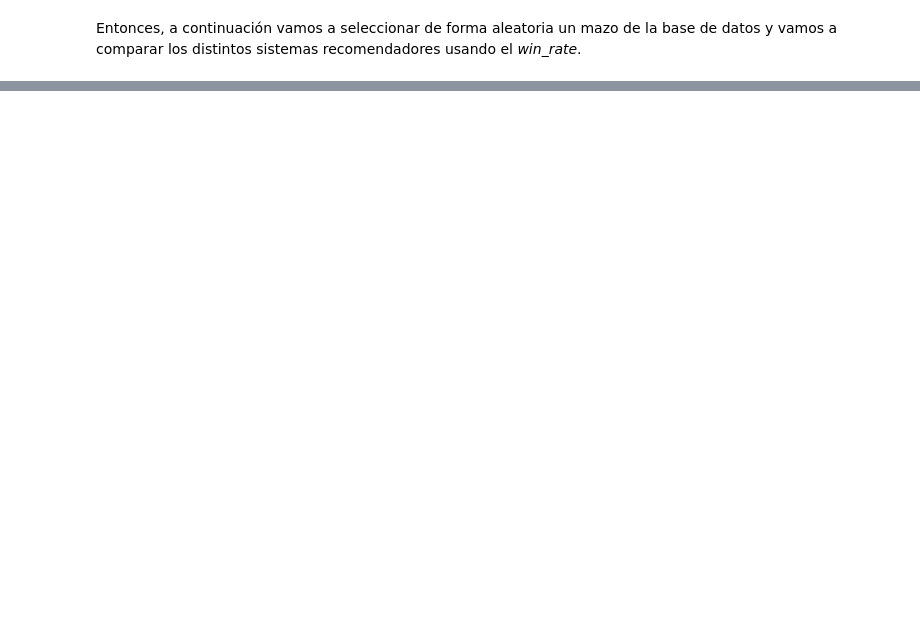
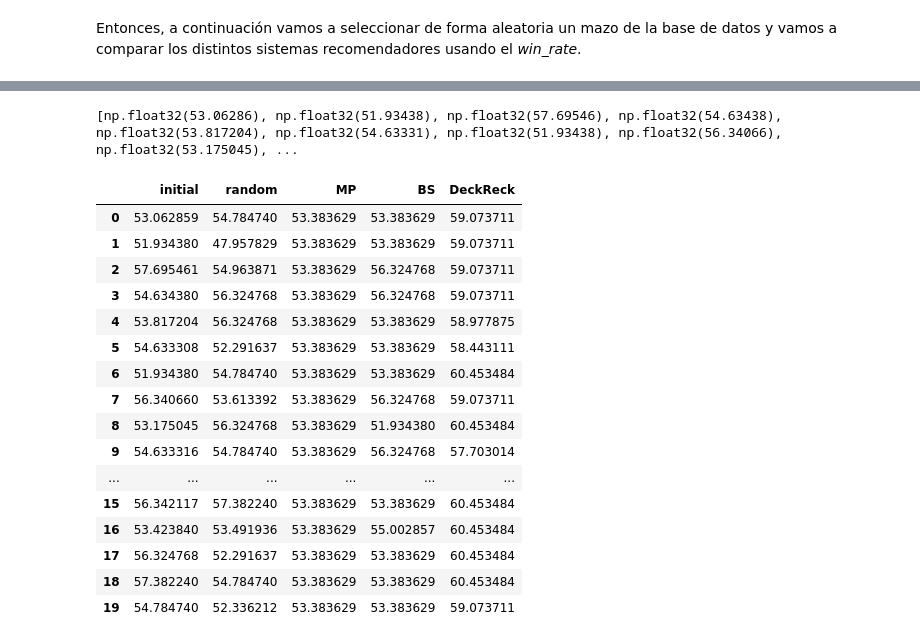
Before and after one commit to gustavo-cornejo/RecSist-Proyecto, a Jupyter notebook: DeckRec.ipynb, the cells around one changed output, grey strips where cells are left out. Saved outputs shown, nothing was run; the diff lists cells and outputs as text; code cells hidden in the pictures; blank space fills up the shorter version.

```diff
--- a/DeckRec.ipynb
+++ b/DeckRec.ipynb
@@ -154,7 +133,6 @@ Model: "sequential"
 Ahora, definimos la función *win_rate* que recibe el mazo en el formato enumerado de cartas y dependiendo del modelo elegido entrega el valor del win rate.
 # %%
 def win_rate(deck, encoder = encoder, model = model):
-  print(deck)
   mazo_gen_num = pd.DataFrame([{f"card_{i}": (deck[i] if i>-1 else 5645) for i in range(-1,30)}]).rename(columns={"card_-1":"craft_cost"})
   hero = "Mage"
   mazo_gen_cat = pd.DataFrame([{"hero":hero}])
@@ -163,7 +141,10 @@ def win_rate(deck, encoder = encoder, model = model):
   encoded_df = pd.DataFrame(encoded_categorical, columns=encoder.get_feature_names_out())
   # # Step 4: Concatenate the numerical column with the one-hot encoded categorical columns
   final_df = pd.concat([mazo_gen_num, encoded_df], axis=1).rename(columns={"craft_cost":"dust"})
-  results = model.predict(final_df)
+  if isinstance(model,keras.src.models.sequential.Sequential):
+    results = model.predict(final_df,verbose=None)
+  else:
+    results = model.predict(final_df)
   if isinstance(results[0],np.ndarray):
     return results[0][0]
   else:
@@ -354,0 +319,31 @@ Win rate nuestra recomendación: 58.977874755859375
+# %%
+simulations = {"initial":[], "random":[],"MP":[],"BS":[],"DeckReck":[]}
+for i in range(20):
+    initial_deck = random_deck()[1]
+    simulations["initial"].append(win_rate(initial_deck))
+    # random
+    simulations["random"].append(win_rate(random_deck()[1]))
+    # most popular
+    simulations["MP"].append(win_rate(most_popular_deck()))
+    # best similar
+    simulations["BS"].append(win_rate(best_similar_deck(initial_deck, 25)))
+    deck = np.zeros(N, dtype=int)
+    for i in range(N):
+        for card in original_deck:
+            if card == cards[i]:
+                deck[i] = 1
+    zeros = [index for index, value in enumerate(deck) if value == 0]
+    ones = [index for index, value in enumerate(deck) if value == 1]
+    new_ones = rd.sample(zeros,D-len(ones))
+    for i in new_ones:
+        deck[i] = 1
+    cards_subset = cards[:N]
+    deck_our_rec = deck_rec(deck,cards_subset)
+    simulations["DeckReck"].append(win_rate(binary_to_cards(deck_our_rec, cards_subset)))
+# %%
+print(simulations["initial"])
+sim_fl = dict()
+for key in simulations.keys():
+    sim_fl[key] = [float(simulations[key][i]) for i in range(len(simulations[key]))]
+# %% [output]
+[np.float32(53.06286), np.float32(51.93438), np.float32(57.69546), np.float32(54.63438), np.float32(53.817204), np.float32(54.63331), np.float32(51.93438), np.float32(56.34066), np.float32(53.175045), ...
@@ -354,0 +354,21 @@ Win rate nuestra recomendación: 58.977874755859375
+# %%
+comparacion = pd.DataFrame(sim_fl)
+comparacion#.describe()
+# %% [output]
+|  | initial | random | MP | BS | DeckReck |
+| 0 | 53.062859 | 54.784740 | 53.383629 | 53.383629 | 59.073711 |
+| 1 | 51.934380 | 47.957829 | 53.383629 | 53.383629 | 59.073711 |
+| 2 | 57.695461 | 54.963871 | 53.383629 | 56.324768 | 59.073711 |
+| 3 | 54.634380 | 56.324768 | 53.383629 | 56.324768 | 59.073711 |
+| 4 | 53.817204 | 56.324768 | 53.383629 | 53.383629 | 58.977875 |
+| 5 | 54.633308 | 52.291637 | 53.383629 | 53.383629 | 58.443111 |
+| 6 | 51.934380 | 54.784740 | 53.383629 | 53.383629 | 60.453484 |
+| 7 | 56.340660 | 53.613392 | 53.383629 | 56.324768 | 59.073711 |
+| 8 | 53.175045 | 56.324768 | 53.383629 | 51.934380 | 60.453484 |
+| 9 | 54.633316 | 54.784740 | 53.383629 | 56.324768 | 57.703014 |
+| ... | ... | ... | ... | ... | ... |
+| 15 | 56.342117 | 57.382240 | 53.383629 | 53.383629 | 60.453484 |
+| 16 | 53.423840 | 53.491936 | 53.383629 | 55.002857 | 60.453484 |
+| 17 | 56.324768 | 52.291637 | 53.383629 | 53.383629 | 60.453484 |
+| 18 | 57.382240 | 54.784740 | 53.383629 | 53.383629 | 60.453484 |
+| 19 | 54.784740 | 52.336212 | 53.383629 | 53.383629 | 59.073711 |
```
Also changed, not shown: parts of 23 cells of this notebook, 1 other file.
